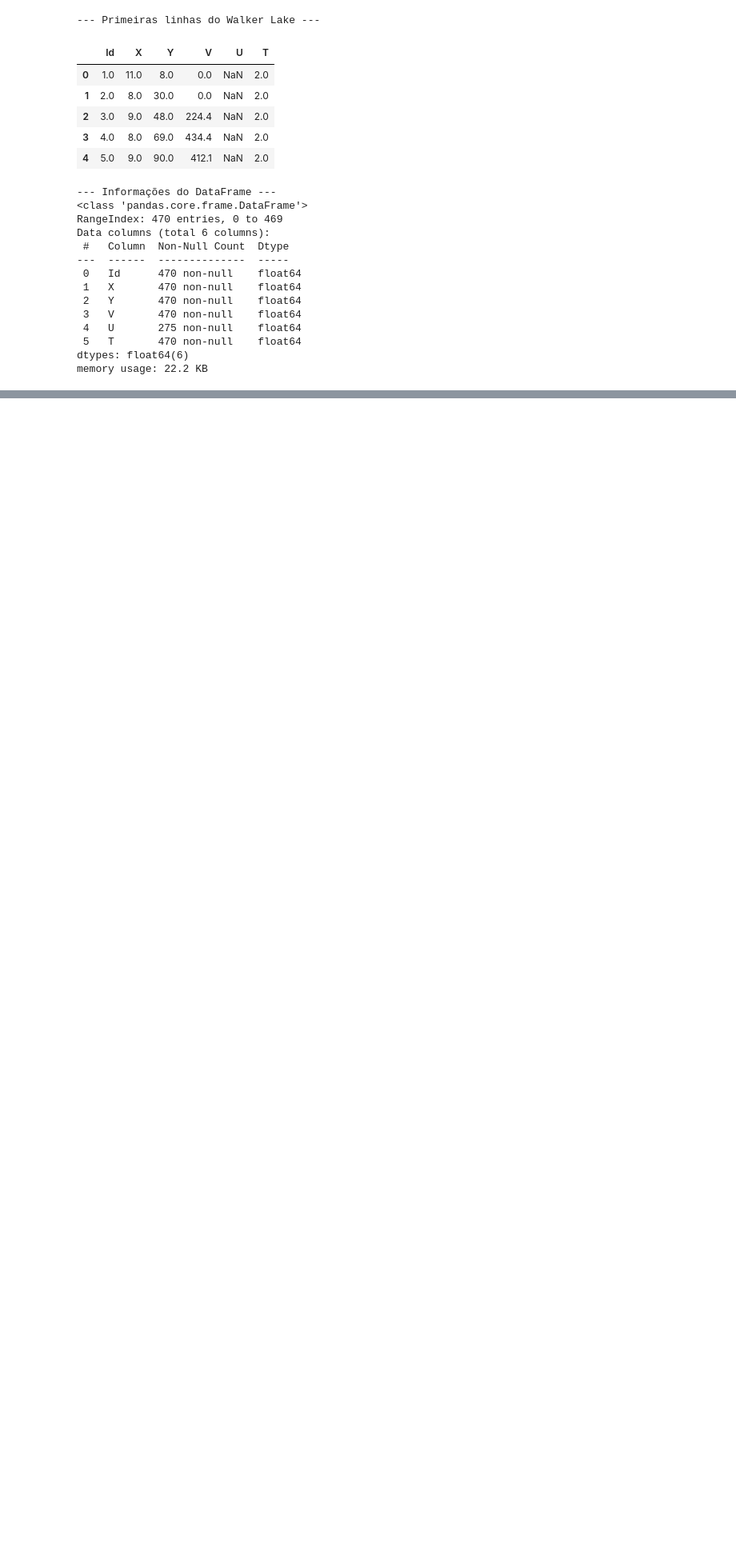
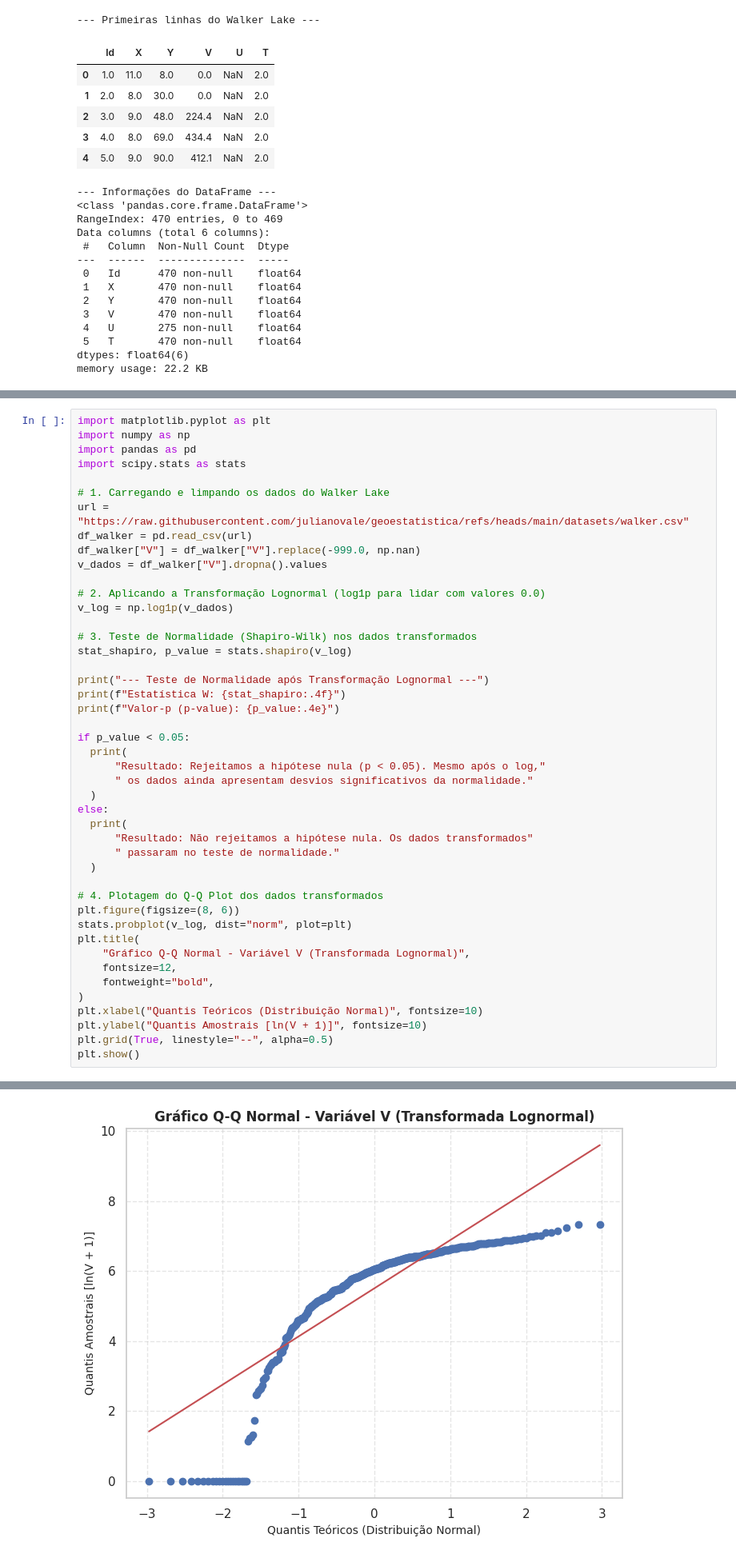
Before and after one commit to julianovale/geoestatistica, a Jupyter notebook: 001_geoestatistica.ipynb, the cells around one changed output, grey strips where cells are left out. Shown at 80% size. Cells and saved outputs as stored; diff of their text form; blank space fills up the shorter version.

```diff
--- a/001_geoestatistica.ipynb
+++ b/001_geoestatistica.ipynb
@@ -80,0 +224,46 @@ memory usage: 22.2 KB
+# %%
+import matplotlib.pyplot as plt
+import numpy as np
+import pandas as pd
+import scipy.stats as stats
+
+# 1. Carregando e limpando os dados do Walker Lake
+url = "https://raw.githubusercontent.com/julianovale/geoestatistica/refs/heads/main/datasets/walker.csv"
+df_walker = pd.read_csv(url)
+df_walker["V"] = df_walker["V"].replace(-999.0, np.nan)
+v_dados = df_walker["V"].dropna().values
+
+# 2. Aplicando a Transformação Lognormal (log1p para lidar com valores 0.0)
+v_log = np.log1p(v_dados)
+
+# 3. Teste de Normalidade (Shapiro-Wilk) nos dados transformados
+stat_shapiro, p_value = stats.shapiro(v_log)
+
+print("--- Teste de Normalidade após Transformação Lognormal ---")
+print(f"Estatística W: {stat_shapiro:.4f}")
+print(f"Valor-p (p-value): {p_value:.4e}")
+
+if p_value < 0.05:
+  print(
+      "Resultado: Rejeitamos a hipótese nula (p < 0.05). Mesmo após o log,"
+      " os dados ainda apresentam desvios significativos da normalidade."
+  )
+else:
+  print(
+      "Resultado: Não rejeitamos a hipótese nula. Os dados transformados"
+      " passaram no teste de normalidade."
+  )
+
+# 4. Plotagem do Q-Q Plot dos dados transformados
+plt.figure(figsize=(8, 6))
+stats.probplot(v_log, dist="norm", plot=plt)
+plt.title(
+    "Gráfico Q-Q Normal - Variável V (Transformada Lognormal)",
+    fontsize=12,
+    fontweight="bold",
+)
+plt.xlabel("Quantis Teóricos (Distribuição Normal)", fontsize=10)
+plt.ylabel("Quantis Amostrais [ln(V + 1)]", fontsize=10)
+plt.grid(True, linestyle="--", alpha=0.5)
+plt.show()
+# %% [output]
@@ -80,0 +274 @@ memory usage: 22.2 KB
+[figure, added]
```
Also changed, not shown: parts of 4 cells of this notebook.
